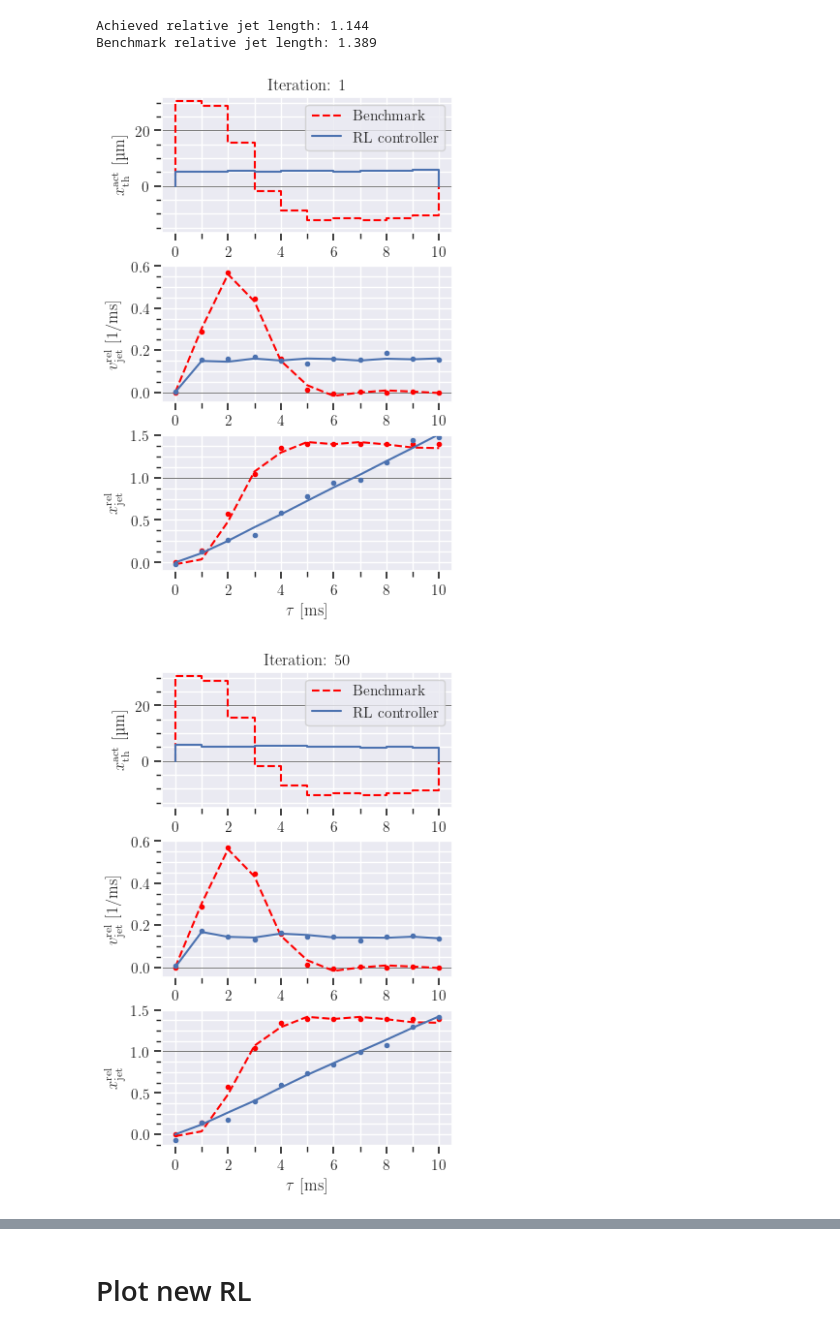
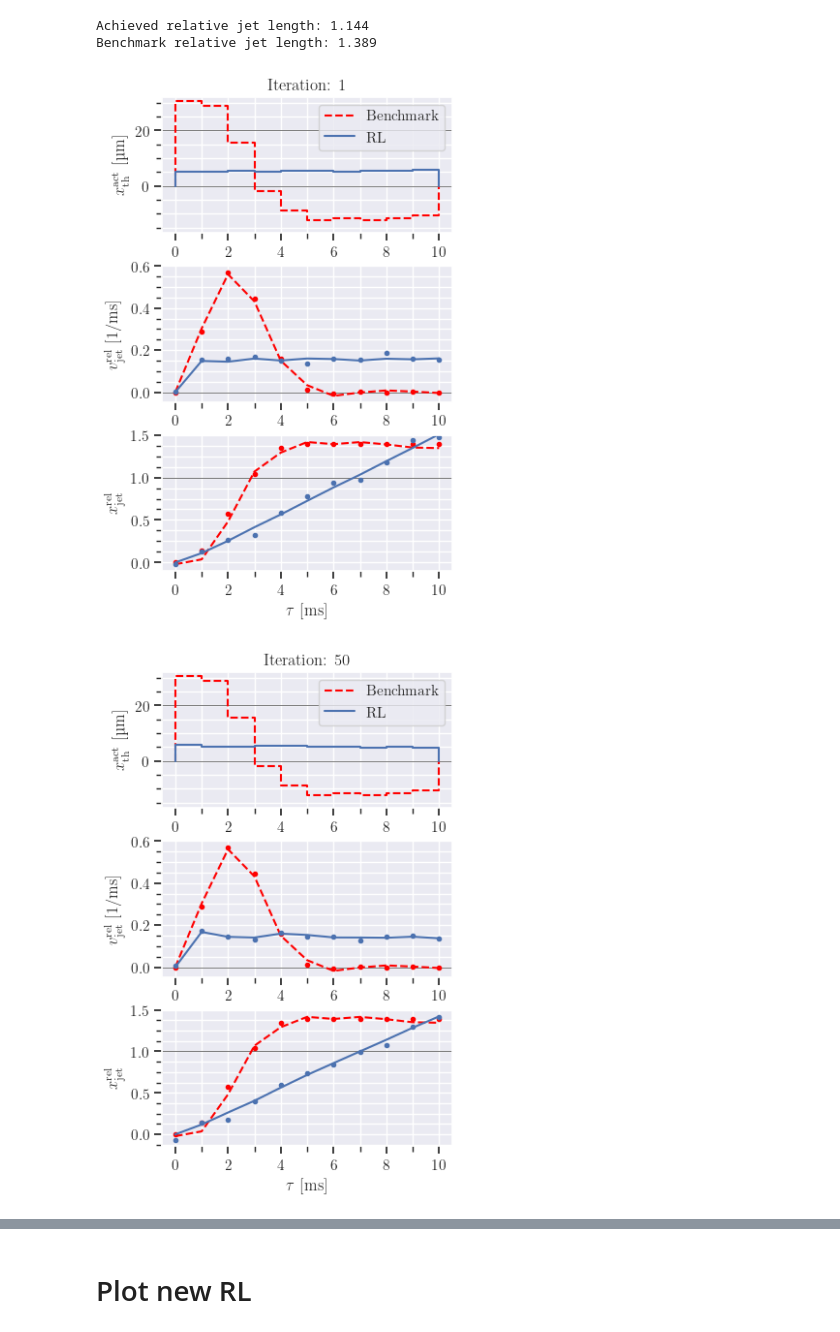
Before and after one commit to mvulf/drop_control, a Jupyter notebook: seed_plots_5_state_system.ipynb, the cells around one changed output, grey strips where cells are left out. Saved outputs shown, nothing was run; the diff lists cells and outputs as text; code cells hidden in the pictures.

```diff
--- a/seed_plots_5_state_system.ipynb
+++ b/seed_plots_5_state_system.ipynb
@@ -411,7 +411,7 @@ P_act_df.plot('step', 'action', color='red', linestyle='--', ax=ax, label='Bench
 i = 1
 for seed in seeds_colors:
     real_actions = scenario.get_real_actions(seed_actions[seed])
-    ax.plot(real_actions[:,0], real_actions[:,1], label='RL controller', color=seeds_colors[seed]) # f'our controller: seed {i}'
+    ax.plot(real_actions[:,0], real_actions[:,1], label='RL', color=seeds_colors[seed]) # f'our controller: seed {i}'
     i += 1
 
 
@@ -564,7 +564,7 @@ for iteration in [1, 50, 100, 115, 120, 125, 140, 160, 200]:
     i = 1
     for seed in seeds_colors:
         real_actions = scenario.get_real_actions(seed_actions[seed])
-        ax.plot(real_actions[:,0], real_actions[:,1], label='RL controller', color=seeds_colors[seed]) # f'our controller: seed {i}'
+        ax.plot(real_actions[:,0], real_actions[:,1], label='RL', color=seeds_colors[seed]) # f'our controller: seed {i}'
         i += 1
 
 
@@ -612,32 +612,32 @@ for iteration in [1, 50, 100, 115, 120, 125, 140, 160, 200]:
 
     ax.axhline(1.0, color='black', linewidth=0.5, alpha=0.75)
 
     P_obs_df.iloc[:,0].plot(color='red', linestyle='--', ax=ax)
     P_clean_obs_df.iloc[:,0].plot(marker='.', color='red', linestyle='', ax=ax)
 
     for seed in seeds_colors:
         ax.plot(seed_clean_observations[seed][:,0], label=seed, color=seeds_colors[seed])
         ax.plot(seed_observations[seed][:,0], linestyle='', marker='.', color=seeds_colors[seed])
 
     # for iter, ax in zip(iterations_lt, axes[2,:].flat):
 
     #     ax.axhline(0, color='black', linewidth=0.5, alpha=0.75)
 
     #     sns.lineplot(df, x='time', y=f'jet_velocity_{iter}', color='purple', ax=ax)
 
     ax.xaxis.set_minor_locator(MultipleLocator(1))
     ax.yaxis.set_major_locator(MultipleLocator(0.5))
     ax.yaxis.set_minor_locator(MultipleLocator(0.125))
     ax.xaxis.grid(True, which='minor')
     ax.yaxis.grid(True, which='minor')
 
     ax.set_ylim(top=1.5)
 
     ax.set_ylabel(r"$x^\mathrm{rel}_\mathrm{jet}$")
     ax.set_xlabel(r"$\tau$ [ms]")
 
     plt.tight_layout(h_pad=0.1)
     plt.savefig(f"simulation_results_3_state_iteration_{iteration}.pdf", dpi=400)
 # %% [output]
-[figure, old version]
+[figure, new version]
-[figure, old version]
+[figure, new version]
```
Also changed, not shown: parts of 8 cells of this notebook, 19 other files.
